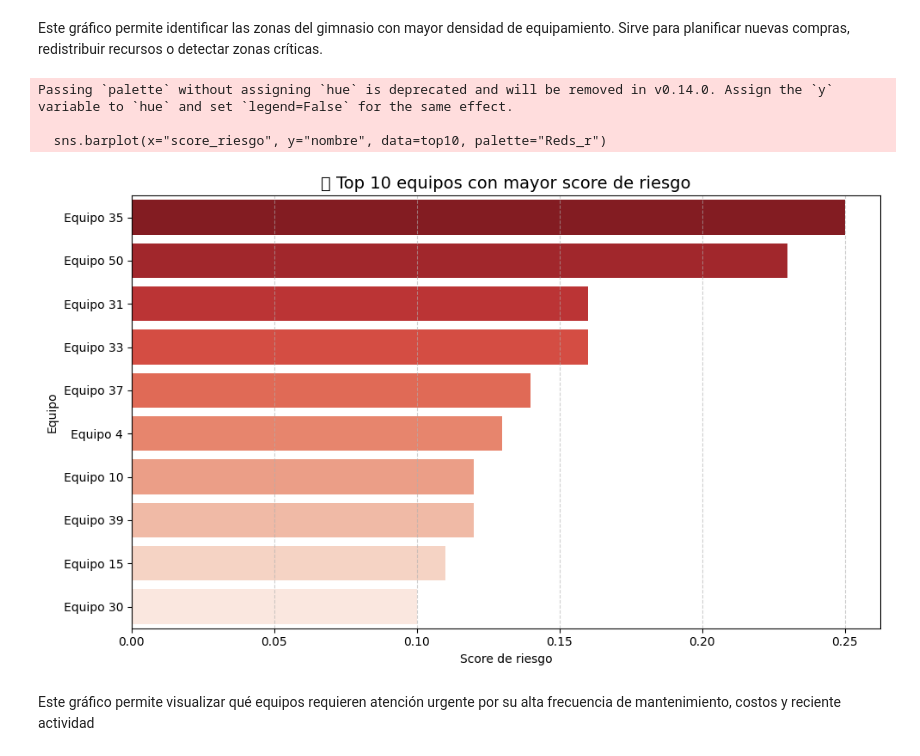
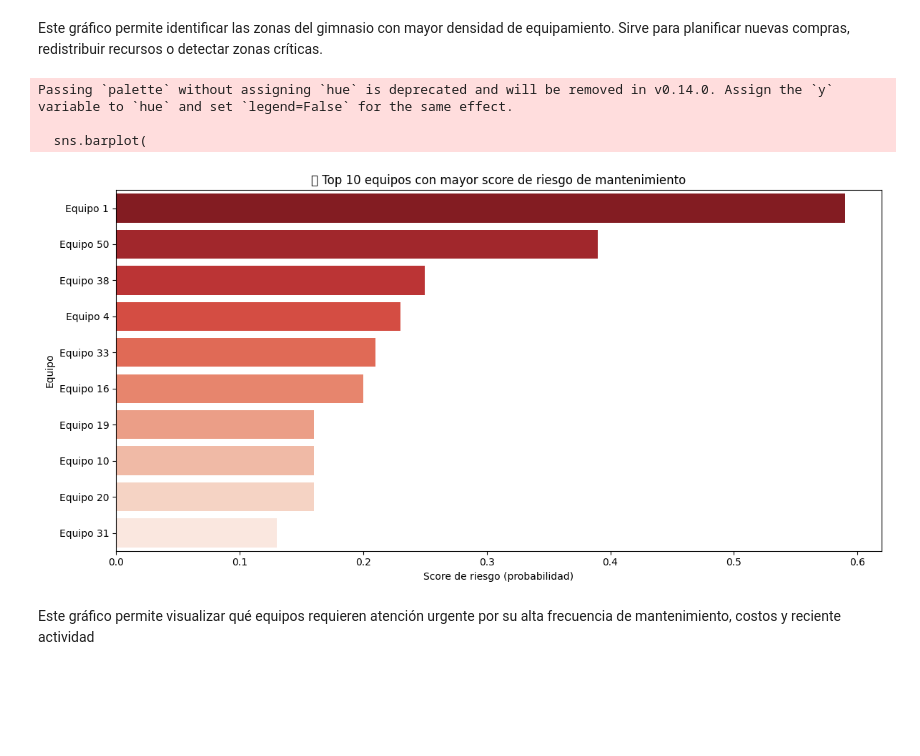
Before and after one commit to GFGaldeano/gym-master, a Jupyter notebook: ia/data_science/EDA/eda_equipamiento_mantenimiento.ipynb, the cells around one changed output. Saved outputs shown, nothing was run; the diff lists cells and outputs as text; code cells hidden in the pictures; blank space fills up the shorter version.

```diff
--- a/ia/data_science/EDA/eda_equipamiento_mantenimiento.ipynb
+++ b/ia/data_science/EDA/eda_equipamiento_mantenimiento.ipynb
@@ -365,35 +365,60 @@ def calcular_score_riesgo(df_mantenimiento, df_equipos, modelo, mes_prediccion):
         mes_actual = mes_prediccion.month
 
         estado = df_equipos[df_equipos["id"] == equipo]["estado"].values[0] if not df_equipos[df_equipos["id"] == equipo].empty else "desconocido"
 
         registros.append({
             "id_equipamiento": equipo,
             "frecuencia": frecuencia,
             "dias_desde_ultimo": dias_desde_ultimo,
             "costo_total": costo_total,
             "mes_actual": mes_actual,
             "estado": estado
         })
 
     df_pred = pd.DataFrame(registros)
 
     # Eliminar estados no conocidos
     df_pred = df_pred[df_pred["estado"].isin(le.classes_)]
     df_pred["estado_encoded"] = le.transform(df_pred["estado"])
 
     # Calcular score de riesgo
     X_pred = df_pred[["frecuencia", "dias_desde_ultimo", "costo_total", "mes_actual", "estado_encoded"]]
     df_pred["score_riesgo"] = modelo.predict_proba(X_pred)[:, 1]
 
     return df_pred
 
+# 📈 Visualización de score de riesgo de mantenimiento
+def grafico_score_riesgo(df_score, df_equipos):
+    import seaborn as sns
+    import matplotlib.pyplot as plt
+
+    # Unir con nombres descriptivos de los equipos
+    df_viz = df_score.merge(df_equipos[["id", "nombre"]], left_on="id_equipamiento", right_on="id", how="left")
+
+    # Ordenar por score
+    df_viz = df_viz.sort_values("score_riesgo", ascending=False)
+
+    plt.figure(figsize=(12, 6))
+    sns.barplot(
+        data=df_viz.head(10),
+        x="score_riesgo",
+        y="nombre",
+        palette="Reds_r"
+    )
+    plt.title("🔥 Top 10 equipos con mayor score de riesgo de mantenimiento")
+    plt.xlabel("Score de riesgo (probabilidad)")
+    plt.ylabel("Equipo")
+    plt.tight_layout()
+    plt.show()
+
+
 df_score = calcular_score_riesgo(df_mantenimiento, df_equipos, modelo_smote, pd.Timestamp("2025-07-01"))
 grafico_score_riesgo(df_score, df_equipos)
 # %% [output]
 Passing `palette` without assigning `hue` is deprecated and will be removed in v0.14.0. Assign the `y` variable to `hue` and set `legend=False` for the same effect.
 
-  sns.barplot(x="score_riesgo", y="nombre", data=top10, palette="Reds_r")
+  sns.barplot(
-[figure, old version]
+[figure, new version]
 # %% [markdown]
 Este gráfico permite visualizar qué equipos requieren atención urgente por su alta frecuencia de mantenimiento, costos y reciente actividad
 # %% [markdown]
```
Also changed, not shown: parts of 11 cells of this notebook, 1 other file.
